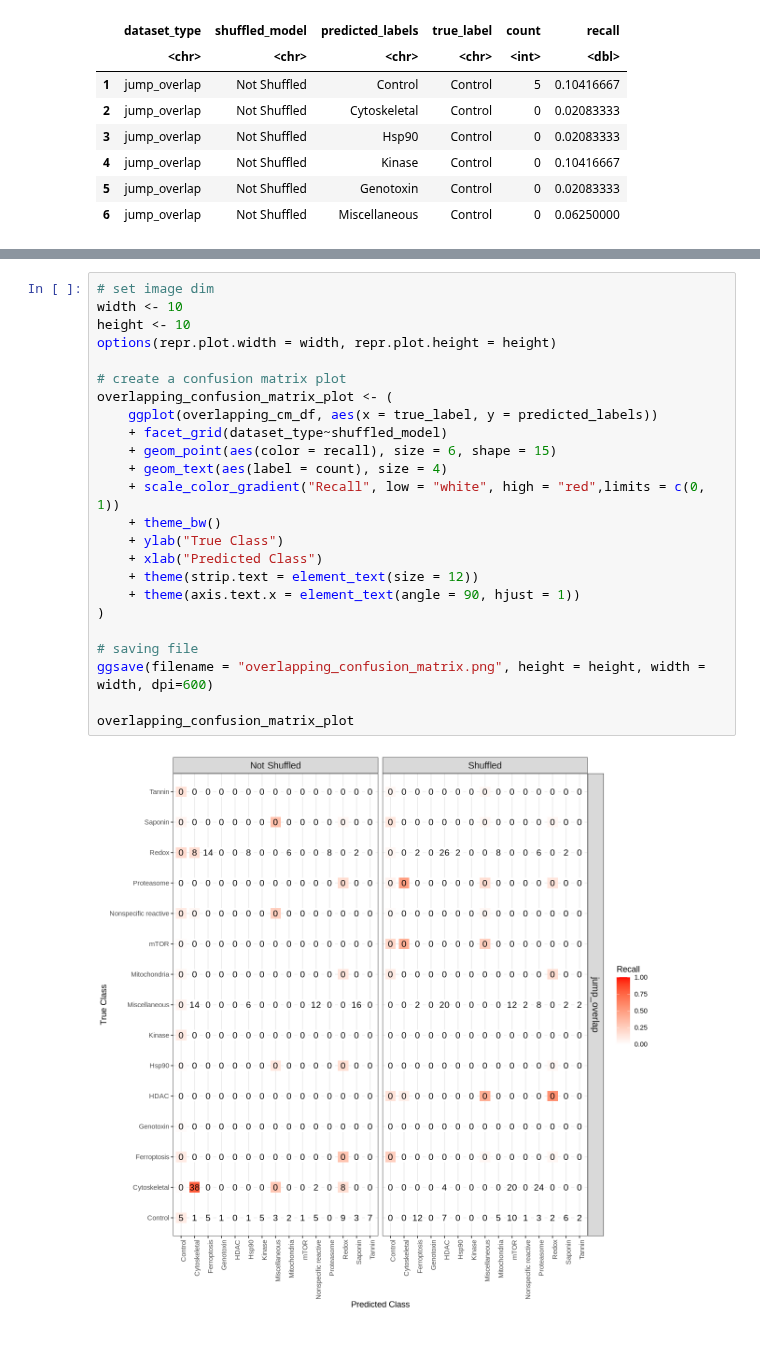
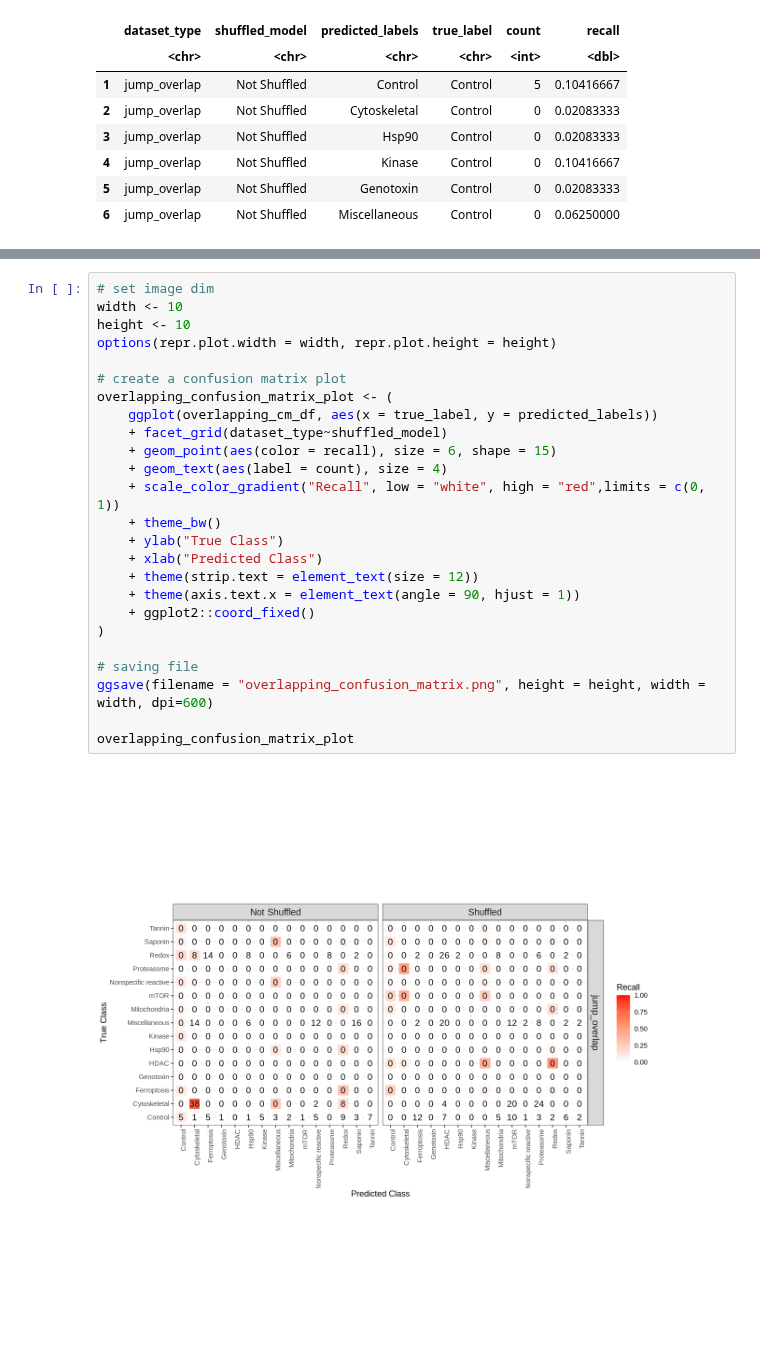
Before and after one commit to WayScience/Cytotoxic-Nuisance-Metadata-Analysis, a Jupyter notebook: notebooks/4.visualization/confusion_matrix/confusion_matrix.ipynb, the cells around one changed output, grey strips where cells are left out. Saved outputs shown, nothing was run; the diff lists cells and outputs as text.

```diff
--- a/notebooks/4.visualization/confusion_matrix/confusion_matrix.ipynb
+++ b/notebooks/4.visualization/confusion_matrix/confusion_matrix.ipynb
@@ -74,26 +76,27 @@ confusion_matrix_plot
 # %%
 # set image dim
 width <- 10
 height <- 10
 options(repr.plot.width = width, repr.plot.height = height)
 
 # create a confusion matrix plot
 overlapping_confusion_matrix_plot <- (
     ggplot(overlapping_cm_df, aes(x = true_label, y = predicted_labels))
     + facet_grid(dataset_type~shuffled_model)
     + geom_point(aes(color = recall), size = 6, shape = 15)
     + geom_text(aes(label = count), size = 4)
     + scale_color_gradient("Recall", low = "white", high = "red",limits = c(0, 1))
     + theme_bw()
     + ylab("True Class")
     + xlab("Predicted Class")
     + theme(strip.text = element_text(size = 12))
     + theme(axis.text.x = element_text(angle = 90, hjust = 1))
+    + ggplot2::coord_fixed()
 )
 
 # saving file
 ggsave(filename = "overlapping_confusion_matrix.png", height = height, width = width, dpi=600)
 
 overlapping_confusion_matrix_plot
 # %% [output]
-[figure, old version]
+[figure, new version]
```
Also changed, not shown: parts of 1 cell of this notebook, 3 other files.
